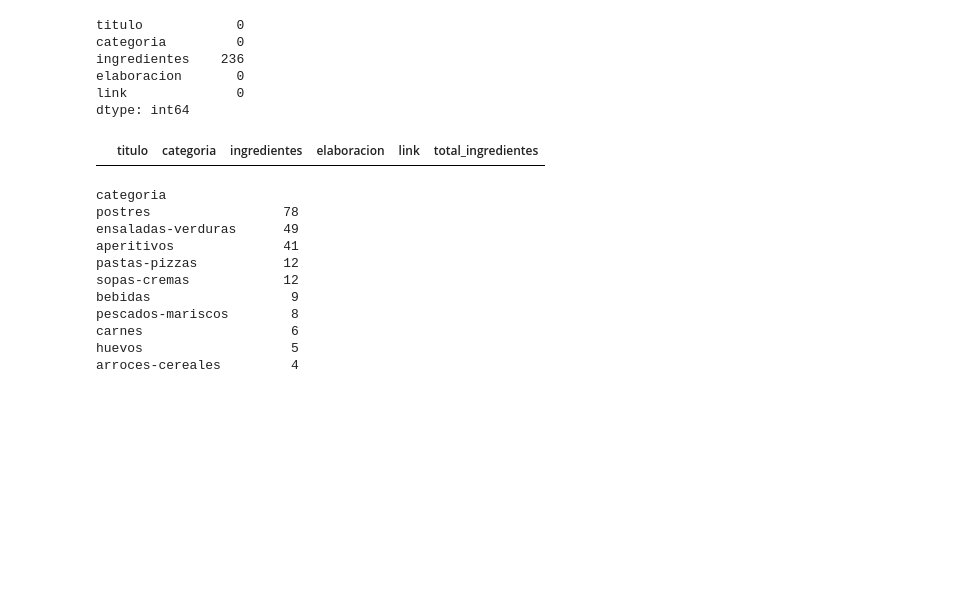
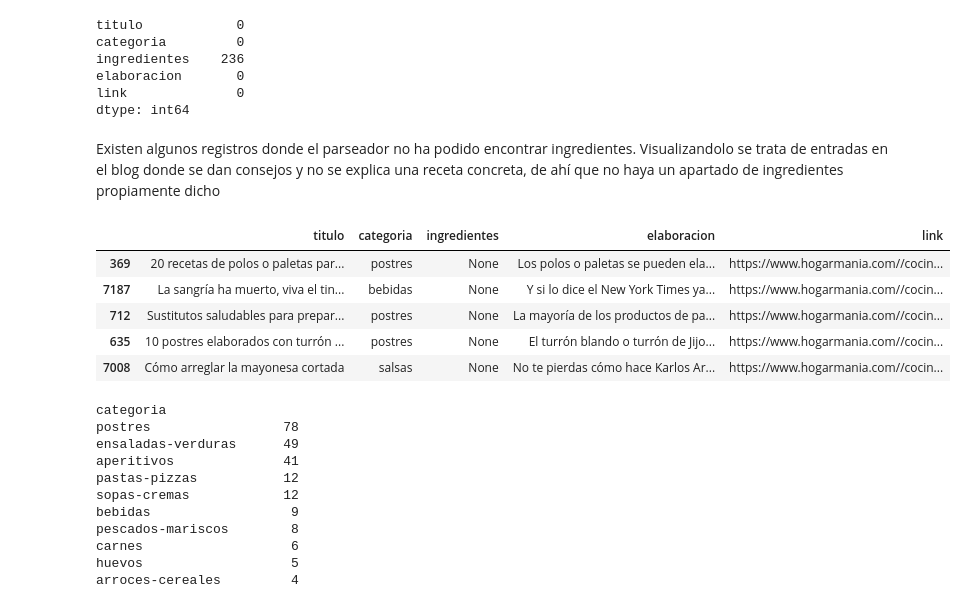
Before and after one commit to nikodyulger/lago-de-recetas, a Jupyter notebook: notebooks/exploracion.ipynb, the cells around one changed output. Saved outputs shown, nothing was run; the diff lists cells and outputs as text; code cells hidden in the pictures; blank space fills up the shorter version.

```diff
--- a/notebooks/exploracion.ipynb
+++ b/notebooks/exploracion.ipynb
@@ -66,10 +66,17 @@ ingredientes    236
 elaboracion       0
 link              0
 dtype: int64
+# %% [markdown]
+Existen algunos registros donde el parseador no ha podido encontrar ingredientes. Visualizandolo se trata de entradas en el blog donde se dan consejos y no se explica una receta concreta, de ahí que no haya un apartado de ingredientes propiamente dicho
 # %%
-df_hogar_mania[pd.isnull(df_hogar_mania).any(axis=1)]
+df_hogar_mania[pd.isnull(df_hogar_mania).any(axis=1)].sample(5)
 # %% [output]
-|  | titulo | categoria | ingredientes | elaboracion | link | total_ingredientes |
+|  | titulo | categoria | ingredientes | elaboracion | link |
+| 369 | 20 recetas de polos o paletas par... | postres | None | Los polos o paletas se pueden ela... | https://www.hogarmania.com//cocin... |
+| 7187 | La sangría ha muerto, viva el tin... | bebidas | None | Y si lo dice el New York Times ya... | https://www.hogarmania.com//cocin... |
+| 712 | Sustitutos saludables para prepar... | postres | None | La mayoría de los productos de pa... | https://www.hogarmania.com//cocin... |
+| 635 | 10 postres elaborados con turrón ... | postres | None | El turrón blando o turrón de Jijo... | https://www.hogarmania.com//cocin... |
+| 7008 | Cómo arreglar la mayonesa cortada | salsas | None | No te pierdas cómo hace Karlos Ar... | https://www.hogarmania.com//cocin... |
 # %%
 df_hogar_mania[pd.isnull(df_hogar_mania).any(axis=1)]['categoria'].value_counts()
 # %% [output]
```
Also changed, not shown: parts of 24 cells of this notebook.
